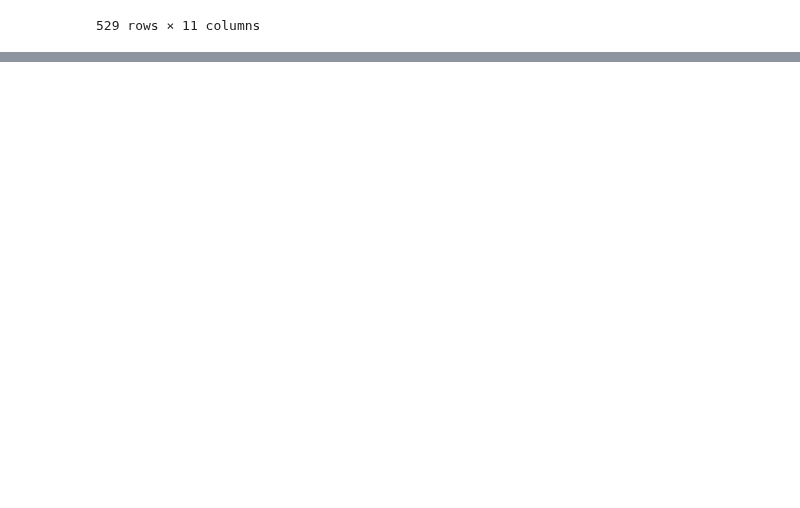
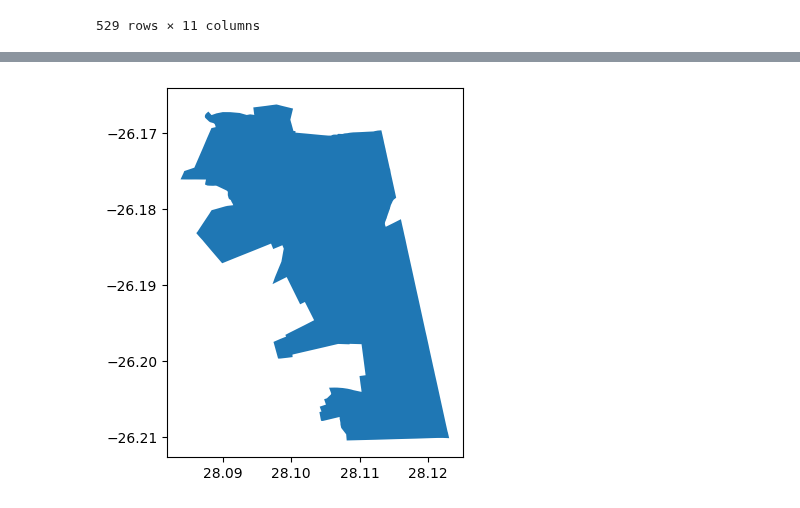
Before and after one commit to Emily-RoseSteyn/measuring-quality-of-life-gauteng, a Jupyter notebook: notebooks/sandbox.ipynb, the cells around one changed output, grey strips where cells are left out. Saved outputs shown, nothing was run; the diff lists cells and outputs as text; code cells hidden in the pictures; blank space fills up the shorter version.

```diff
--- a/notebooks/sandbox.ipynb
+++ b/notebooks/sandbox.ipynb
@@ -62,0 +59,7 @@ tile_transforms.plot()
+# %%
+kensington = qol_data[qol_data["ward_code"]=="79800118"]
+kensington.plot()
+kensington.to_file("temp.geojson", driver="GeoJSON")
+# Verified by uploading this geojson to Planet
+# %% [output]
+[figure, added]
```
Also changed, not shown: parts of 7 cells of this notebook, 2 other files.
